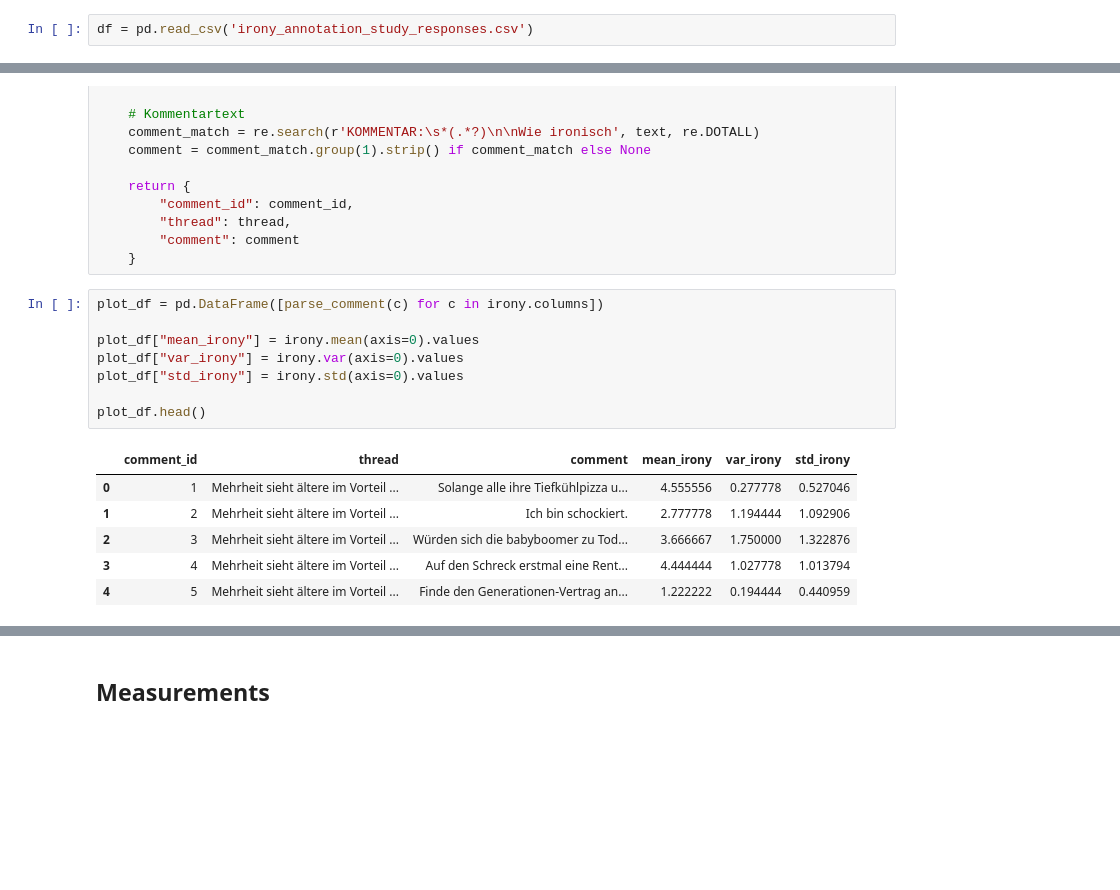
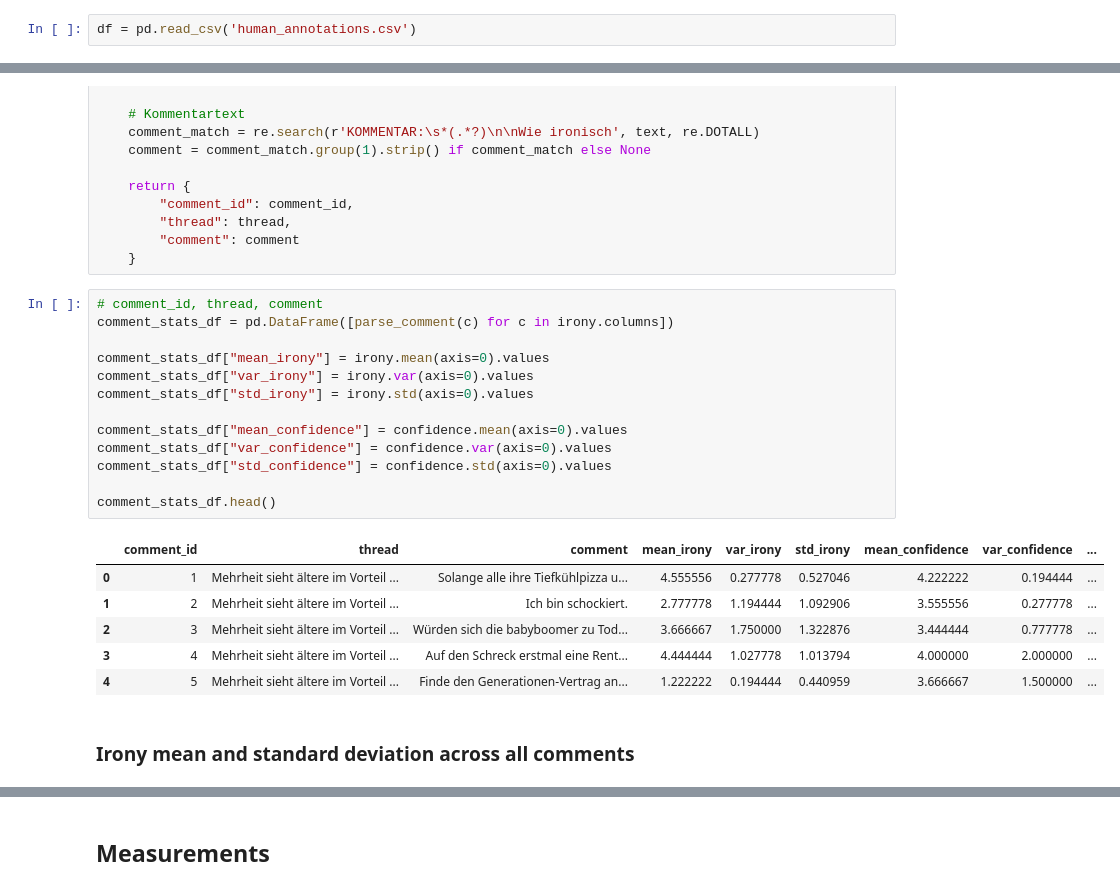
Before and after one commit to sevenbanisch/KIT-KI-Seminar, a Jupyter notebook: irony-llm/evaluate_human_annotations.ipynb, the cells around one changed output, grey strips where cells are left out. Drawn from its saved outputs; the diff is of its cells as text; blank space fills up the shorter version.

```diff
--- a/irony-llm/evaluate_human_annotations.ipynb
+++ b/irony-llm/evaluate_human_annotations.ipynb
@@ -10,7 +11,7 @@ from matplotlib.patches import Patch
 # %% [markdown]
 ### Load responses
 # %%
-df = pd.read_csv('irony_annotation_study_responses.csv')
+df = pd.read_csv('human_annotations.csv')
 # %%
 # df = df[:2]
 
@@ -126,19 +127,26 @@ def parse_comment(text):
         "comment": comment
     }
 # %%
-plot_df = pd.DataFrame([parse_comment(c) for c in irony.columns])
+# comment_id, thread, comment
+comment_stats_df = pd.DataFrame([parse_comment(c) for c in irony.columns])
 
-plot_df["mean_irony"] = irony.mean(axis=0).values
-plot_df["var_irony"] = irony.var(axis=0).values
-plot_df["std_irony"] = irony.std(axis=0).values
+comment_stats_df["mean_irony"] = irony.mean(axis=0).values
+comment_stats_df["var_irony"] = irony.var(axis=0).values
+comment_stats_df["std_irony"] = irony.std(axis=0).values
 
-plot_df.head()
+comment_stats_df["mean_confidence"] = confidence.mean(axis=0).values
+comment_stats_df["var_confidence"] = confidence.var(axis=0).values
+comment_stats_df["std_confidence"] = confidence.std(axis=0).values
+
+comment_stats_df.head()
 # %% [output]
-|  | comment_id | thread | comment | mean_irony | var_irony | std_irony |
-| 0 | 1 | Mehrheit sieht ältere im Vorteil ... | Solange alle ihre Tiefkühlpizza u... | 4.555556 | 0.277778 | 0.527046 |
-| 1 | 2 | Mehrheit sieht ältere im Vorteil ... | Ich bin schockiert. | 2.777778 | 1.194444 | 1.092906 |
-| 2 | 3 | Mehrheit sieht ältere im Vorteil ... | Würden sich die babyboomer zu Tod... | 3.666667 | 1.750000 | 1.322876 |
-| 3 | 4 | Mehrheit sieht ältere im Vorteil ... | Auf den Schreck erstmal eine Rent... | 4.444444 | 1.027778 | 1.013794 |
-| 4 | 5 | Mehrheit sieht ältere im Vorteil ... | Finde den Generationen-Vertrag an... | 1.222222 | 0.194444 | 0.440959 |
+|  | comment_id | thread | comment | mean_irony | var_irony | std_irony | mean_confidence | var_confidence | ... |
+| 0 | 1 | Mehrheit sieht ältere im Vorteil ... | Solange alle ihre Tiefkühlpizza u... | 4.555556 | 0.277778 | 0.527046 | 4.222222 | 0.194444 | ... |
+| 1 | 2 | Mehrheit sieht ältere im Vorteil ... | Ich bin schockiert. | 2.777778 | 1.194444 | 1.092906 | 3.555556 | 0.277778 | ... |
+| 2 | 3 | Mehrheit sieht ältere im Vorteil ... | Würden sich die babyboomer zu Tod... | 3.666667 | 1.750000 | 1.322876 | 3.444444 | 0.777778 | ... |
+| 3 | 4 | Mehrheit sieht ältere im Vorteil ... | Auf den Schreck erstmal eine Rent... | 4.444444 | 1.027778 | 1.013794 | 4.000000 | 2.000000 | ... |
+| 4 | 5 | Mehrheit sieht ältere im Vorteil ... | Finde den Generationen-Vertrag an... | 1.222222 | 0.194444 | 0.440959 | 3.666667 | 1.500000 | ... |
+# %% [markdown]
+### Irony mean and standard deviation across all comments
 # %%
 # Create numeric x positions
```
Also changed, not shown: parts of 6 cells of this notebook, 3 other files.
